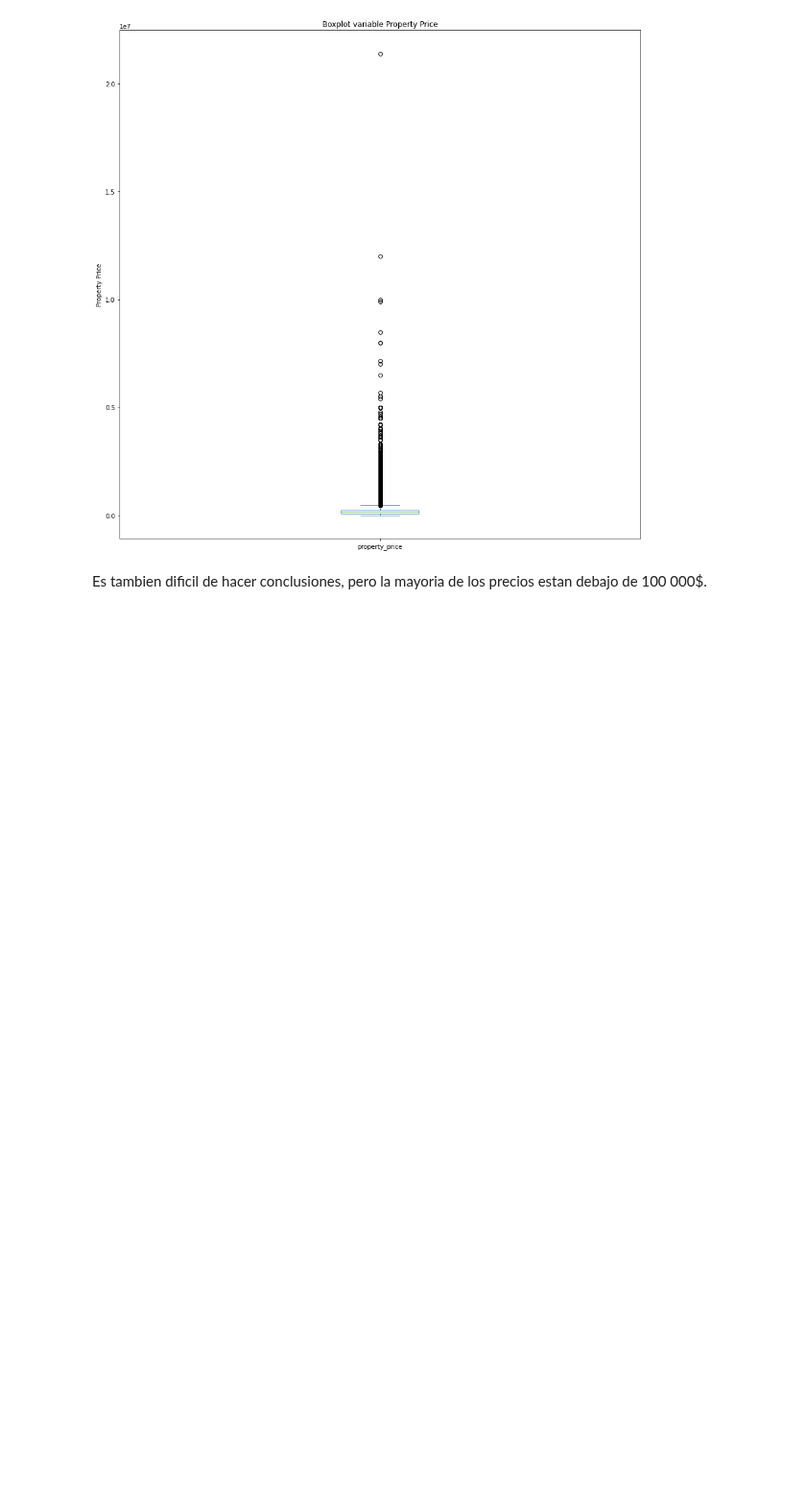
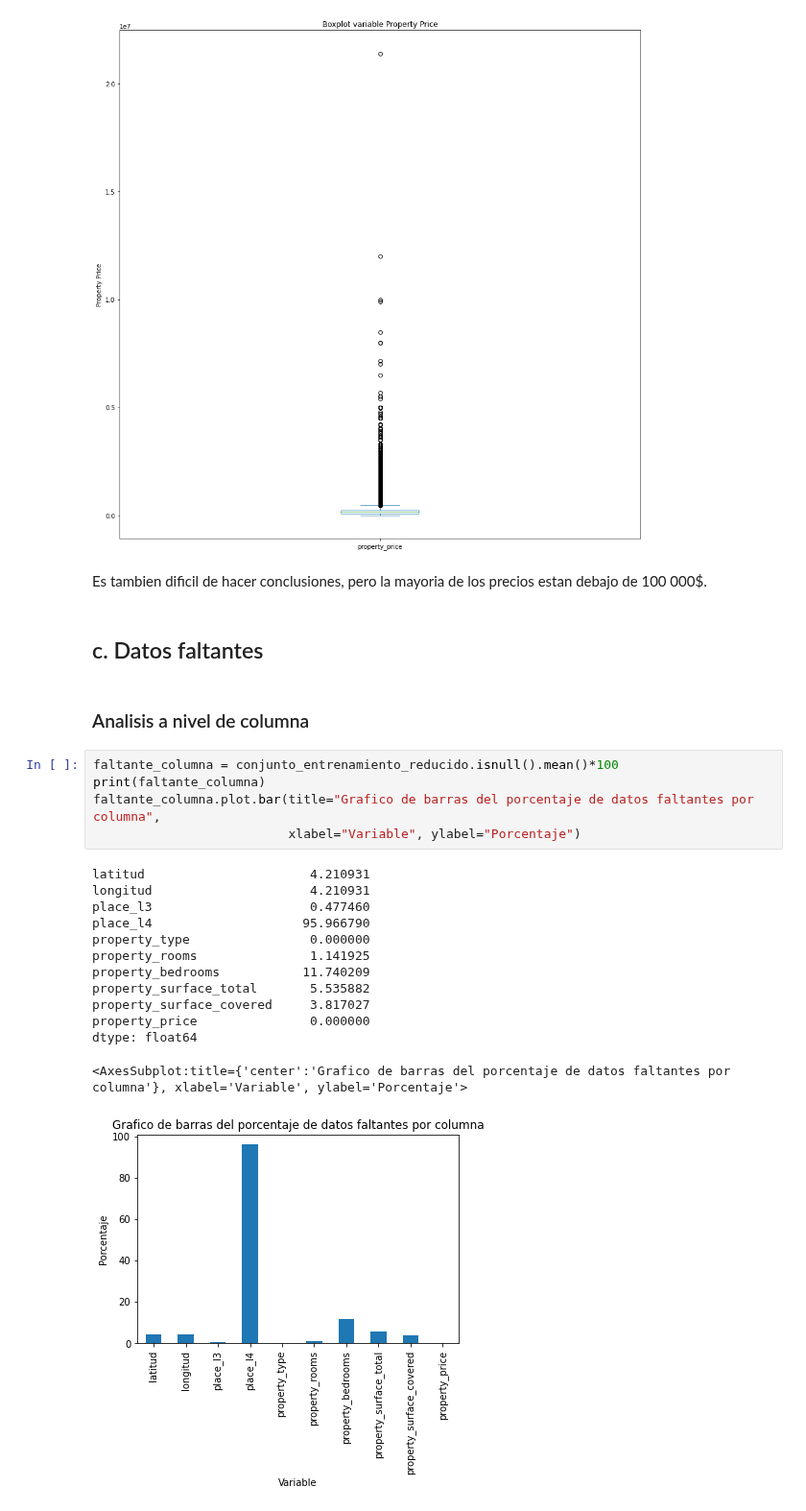
Before and after one commit to AlanRichmond/7506R-1C2024-GRUPO10, a Jupyter notebook: 7506R_TP1_GRUPO10_ENTREGA.ipynb, the cells around one changed output. Shown at 96% size. Cells and saved outputs as stored; diff of their text form; blank space fills up the shorter version.

```diff
--- a/7506R_TP1_GRUPO10_ENTREGA.ipynb
+++ b/7506R_TP1_GRUPO10_ENTREGA.ipynb
@@ -414,3 +413,26 @@ box_plot_property_price=conjunto_entrenamiento_reducido['property_price'].plot.b
 [figure]
 # %% [markdown]
 Es tambien dificil de hacer conclusiones, pero la mayoria de los precios estan debajo de 100 000$.
+# %% [markdown]
+## c. Datos faltantes
+# %% [markdown]
+### Analisis a nivel de columna
+# %%
+faltante_columna = conjunto_entrenamiento_reducido.isnull().mean()*100
+print(faltante_columna)
+faltante_columna.plot.bar(title="Grafico de barras del porcentaje de datos faltantes por columna",
+                          xlabel="Variable", ylabel="Porcentaje")
+# %% [output]
+latitud                      4.210931
+longitud                     4.210931
+place_l3                     0.477460
+place_l4                    95.966790
+property_type                0.000000
+property_rooms               1.141925
+property_bedrooms           11.740209
+property_surface_total       5.535882
+property_surface_covered     3.817027
+property_price               0.000000
+dtype: float64
+<AxesSubplot:title={'center':'Grafico de barras del porcentaje de datos faltantes por columna'}, xlabel='Variable', ylabel='Porcentaje'>
+[figure, added]
```
Also changed, not shown: parts of 5 cells of this notebook, 1 other file.
